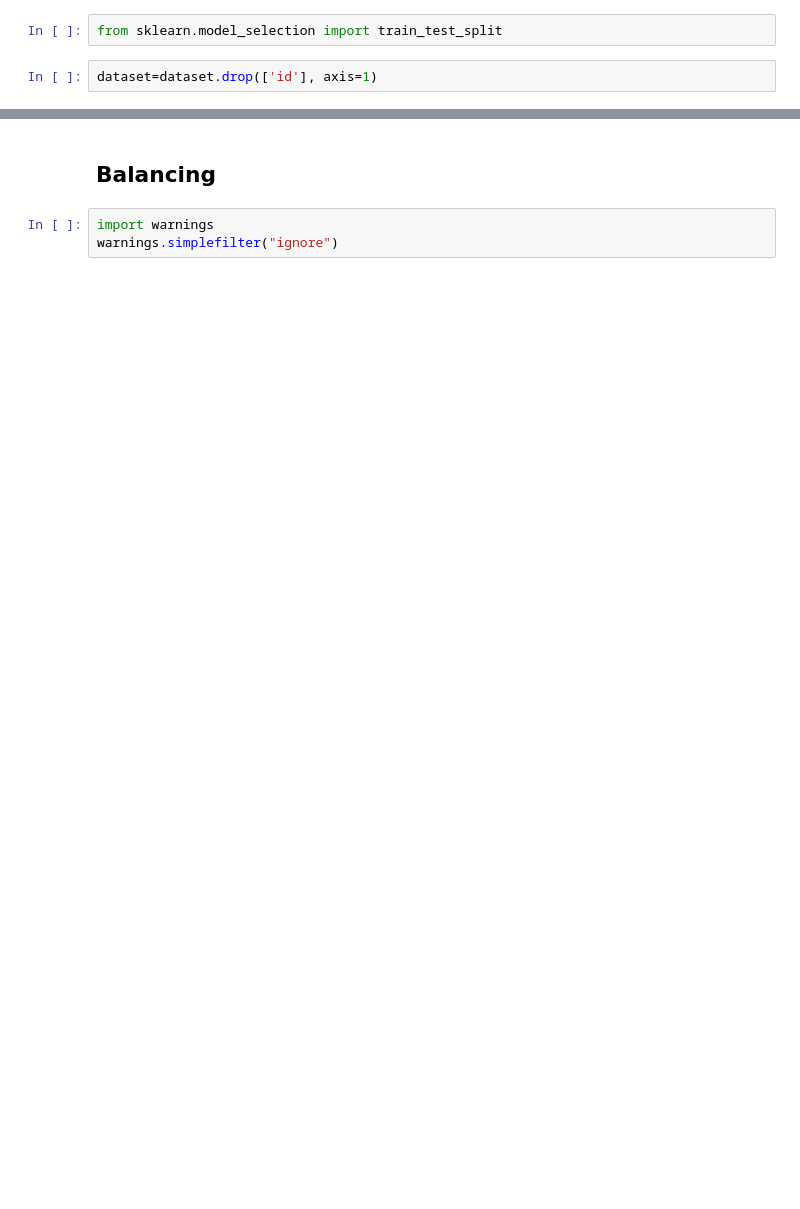
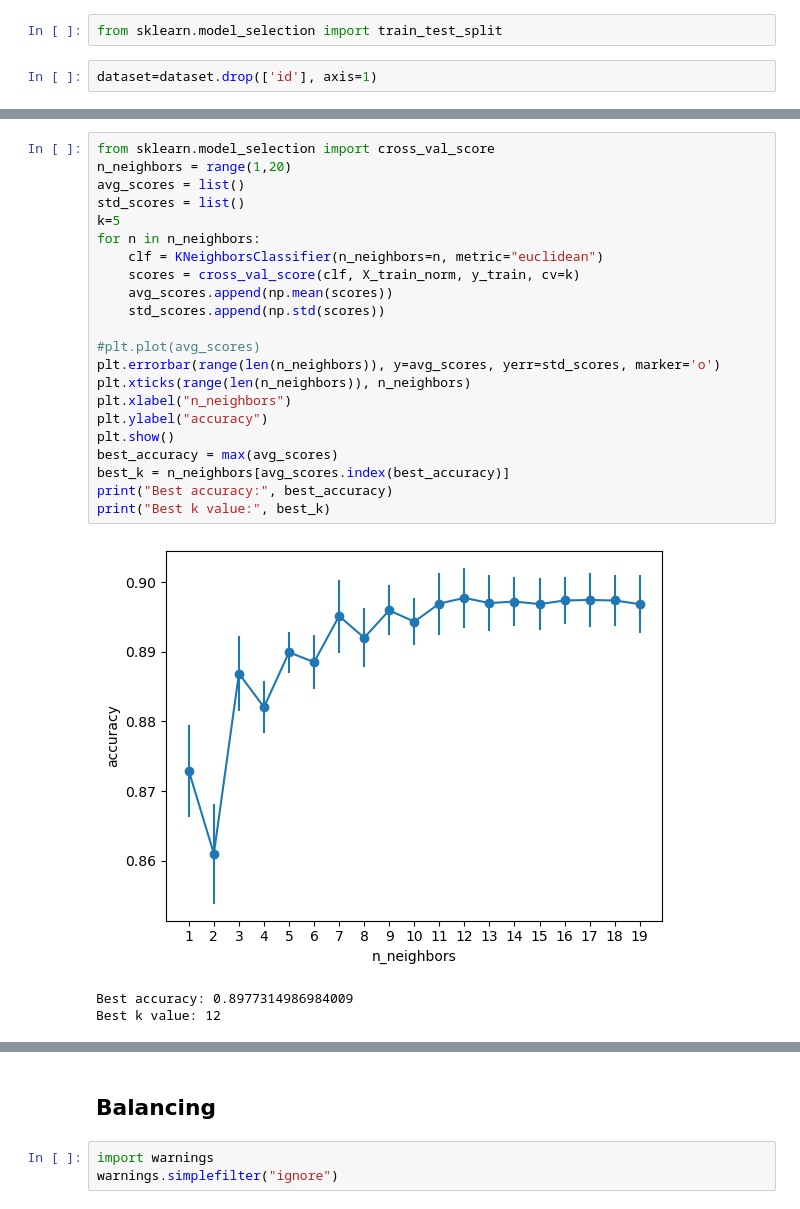
Before and after one commit to Bakko000/Data-Mining-2, a Jupyter notebook: Imbalanced learning.ipynb, the cells around one changed output, grey strips where cells are left out. Saved outputs shown, nothing was run; the diff lists cells and outputs as text; blank space fills up the shorter version.

```diff
--- a/Imbalanced learning.ipynb
+++ b/Imbalanced learning.ipynb
@@ -192,0 +212,26 @@ X_test_norm = norm.transform(X_test)
+# %%
+from sklearn.model_selection import cross_val_score
+n_neighbors = range(1,20)
+avg_scores = list()
+std_scores = list()
+k=5
+for n in n_neighbors:
+    clf = KNeighborsClassifier(n_neighbors=n, metric="euclidean")
+    scores = cross_val_score(clf, X_train_norm, y_train, cv=k)
+    avg_scores.append(np.mean(scores))
+    std_scores.append(np.std(scores))
+
+#plt.plot(avg_scores)
+plt.errorbar(range(len(n_neighbors)), y=avg_scores, yerr=std_scores, marker='o')
+plt.xticks(range(len(n_neighbors)), n_neighbors)
+plt.xlabel("n_neighbors")
+plt.ylabel("accuracy")
+plt.show()
+best_accuracy = max(avg_scores)
+best_k = n_neighbors[avg_scores.index(best_accuracy)]
+print("Best accuracy:", best_accuracy)
+print("Best k value:", best_k)
+# %% [output]
+[figure, added]
+Best accuracy: 0.8977314986984009
+Best k value: 12
```
Also changed, not shown: parts of 70 cells of this notebook.
